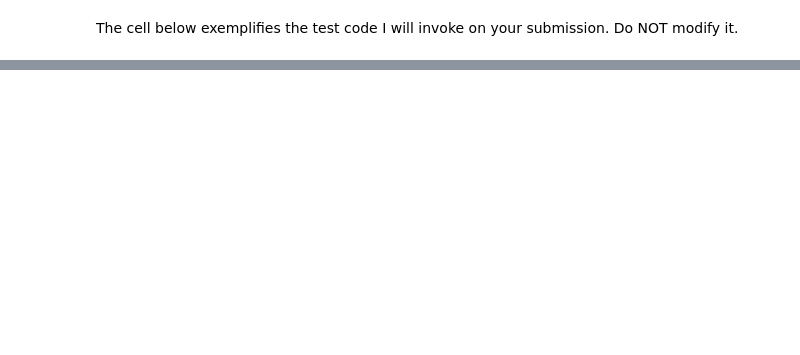
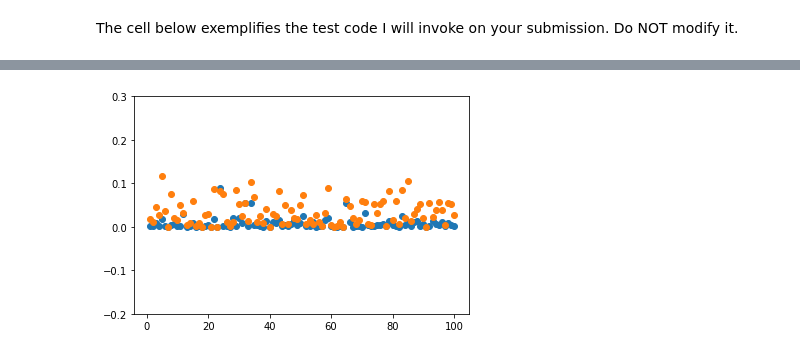
Before and after one commit to cyndereN/Python-Learning, a Jupyter notebook: Data Structure/Graph/LondonRailway/LondonRailwayNetwork.ipynb, the cells around one changed output, grey strips where cells are left out. Drawn from its saved outputs; the diff is of its cells as text; code cells hidden in the pictures; blank space fills up the shorter version.

```diff
--- a/Data Structure/Graph/LondonRailway/LondonRailwayNetwork.ipynb
+++ b/Data Structure/Graph/LondonRailway/LondonRailwayNetwork.ipynb
@@ -338,0 +664,10 @@ IndexError: list index out of range
+# %%
+import matplotlib.pyplot as plt
+x = range(1,101)
+plt.figure()
+plt.ylim(-0.2,0.3)
+plt.scatter(x,timeListMinDistance)
+plt.scatter(x,timeListMinDistanceDij)
+plt.show()
+# %% [output]
+[figure, added]
```
Also changed, not shown: parts of 11 cells of this notebook, 1 other file.
